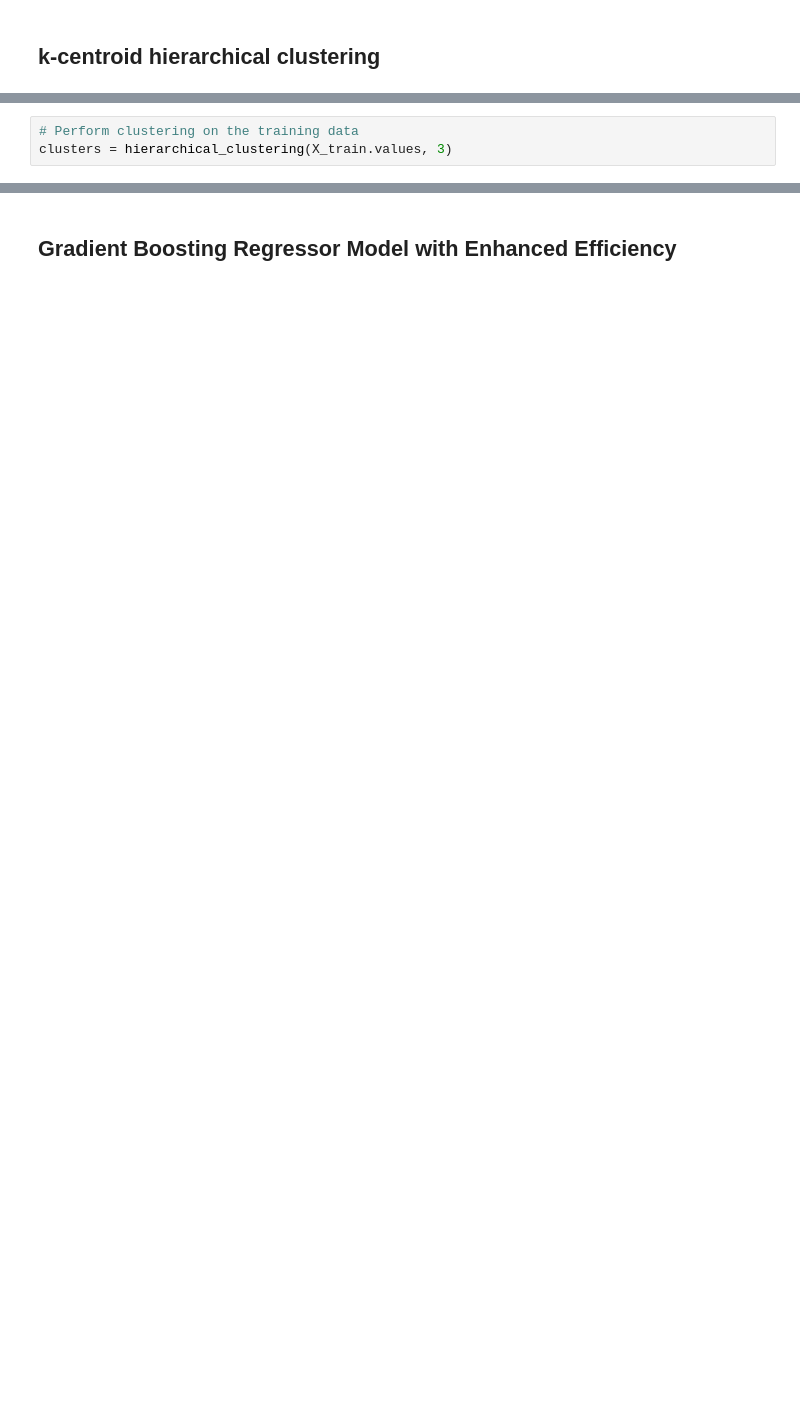
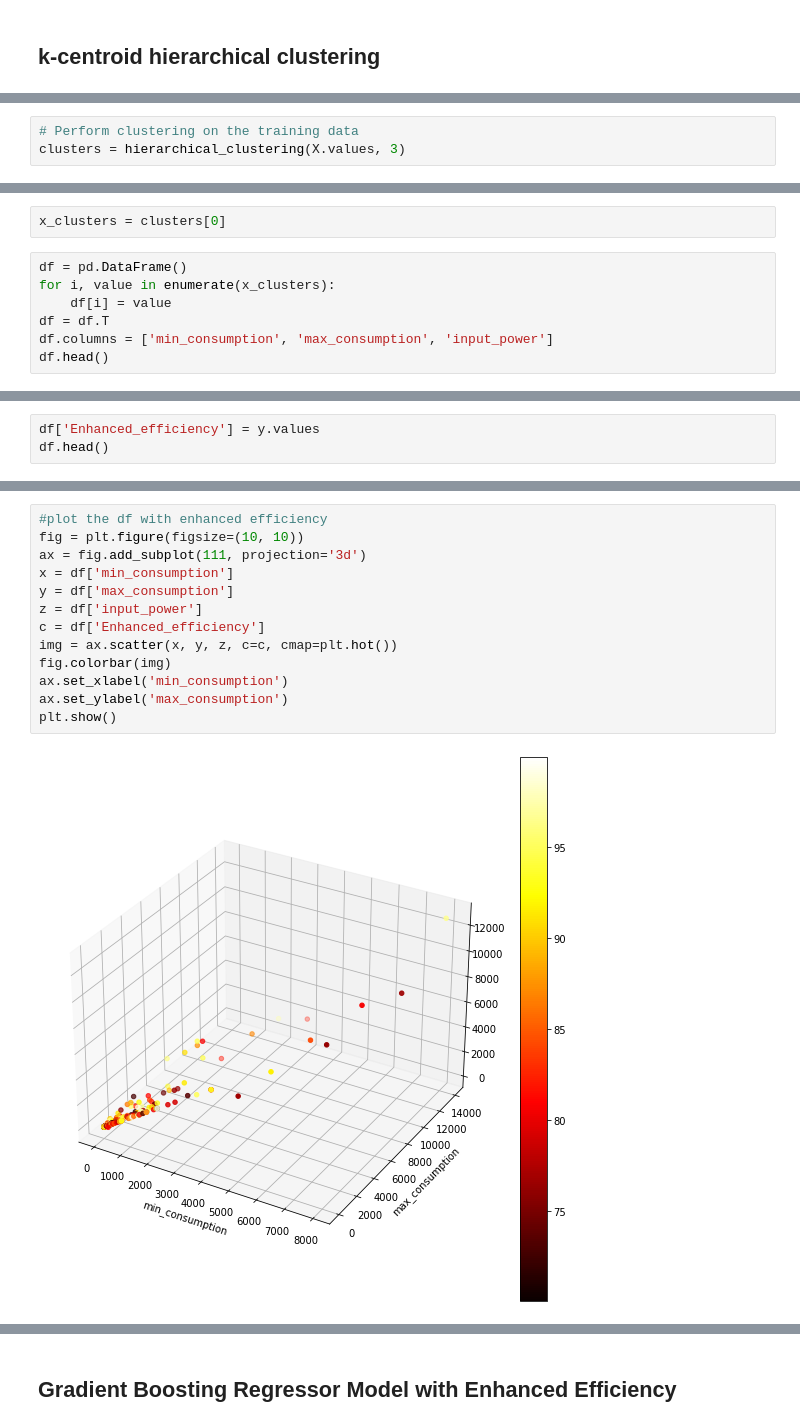
Before and after one commit to Xer0bit/Energy-Efficiency-Enhancement, a Jupyter notebook: Train.ipynb, the cells around one changed output, grey strips where cells are left out. Saved outputs shown, nothing was run; the diff lists cells and outputs as text; blank space fills up the shorter version.

```diff
--- a/Train.ipynb
+++ b/Train.ipynb
@@ -244,4 +248,4 @@ def hierarchical_clustering(dataset, k):
     return clusters
 # %%
 # Perform clustering on the training data
-clusters = hierarchical_clustering(X_train.values, 3)
+clusters = hierarchical_clustering(X.values, 3)
@@ -252,0 +252,9 @@ plt.show()
+# %%
+x_clusters = clusters[0]
+# %%
+df = pd.DataFrame()
+for i, value in enumerate(x_clusters):
+    df[i] = value
+df = df.T
+df.columns = ['min_consumption', 'max_consumption', 'input_power']
+df.head()
@@ -252,0 +268,3 @@ plt.show()
+# %%
+df['Enhanced_efficiency'] = y.values
+df.head()
@@ -253,3 +278,18 @@ plt.show()
+# %%
+#plot the df with enhanced efficiency
+fig = plt.figure(figsize=(10, 10))
+ax = fig.add_subplot(111, projection='3d')
+x = df['min_consumption']
+y = df['max_consumption']
+z = df['input_power']
+c = df['Enhanced_efficiency']
+img = ax.scatter(x, y, z, c=c, cmap=plt.hot())
+fig.colorbar(img)
+ax.set_xlabel('min_consumption')
+ax.set_ylabel('max_consumption')
+plt.show()
+# %% [output]
+[figure, added]
 # %%
 Z = linkage(X_train, 'ward')
 fig = plt.figure(figsize=(25, 10))
```
Also changed, not shown: parts of 18 cells of this notebook, 3 other files.
